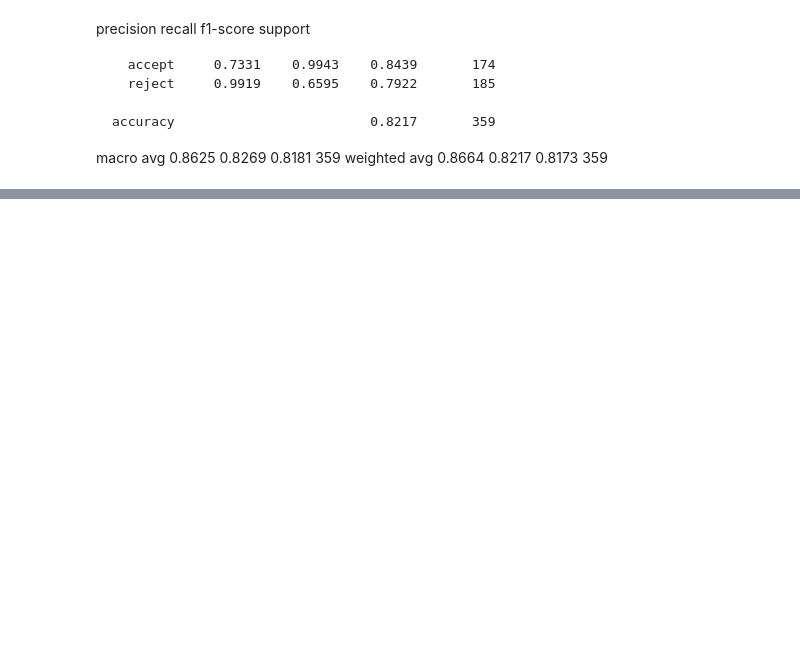
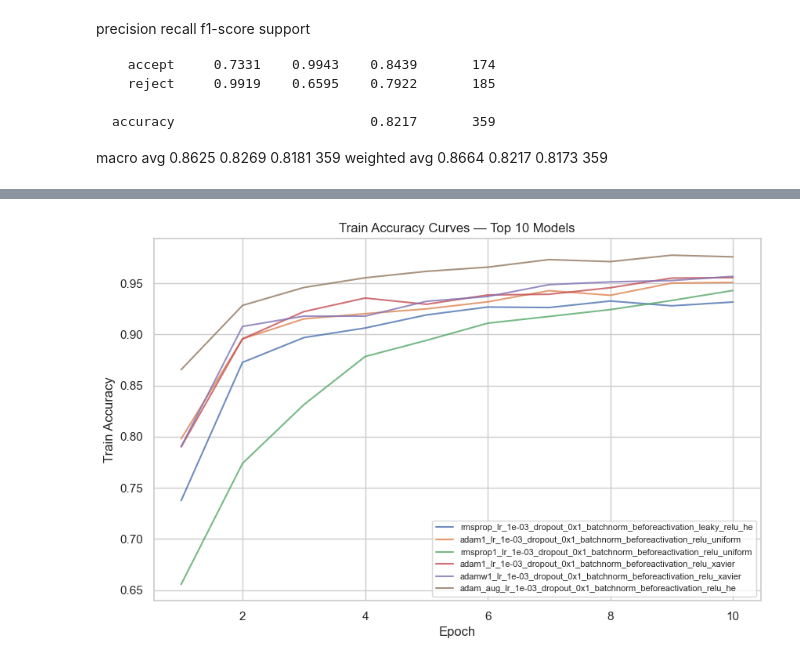
Before and after one commit to Valentine-456/VoiceRecognition, a Jupyter notebook: notebooks/results.ipynb, the cells around one changed output, grey strips where cells are left out. Cells and saved outputs as stored; diff of their text form; code cells hidden in the pictures; blank space fills up the shorter version.

```diff
--- a/notebooks/results.ipynb
+++ b/notebooks/results.ipynb
@@ -51,0 +204,37 @@ weighted avg     0.8664    0.8217    0.8173       359
+# %%
+top10_models = (
+    results_df
+    .sort_values("test_accuracy", ascending=False)
+    .head(10)
+    .copy()
+)
+
+top10_models["model_name"] = top10_models.apply(
+    create_model_name_from_row,
+    axis=1
+)
+
+top10_epochs = epochs_df[
+    epochs_df["model_name"].isin(top10_models["model_name"])
+].copy()
+# %%
+plt.figure(figsize=(10, 6))
+
+for model_name in top10_epochs["model_name"].unique():
+    model_epochs = top10_epochs[top10_epochs["model_name"] == model_name]
+
+    plt.plot(
+        model_epochs["epoch"],
+        model_epochs["train_accuracy"],
+        label=model_name.replace("_weights.pth", ""),
+        alpha=0.8
+    )
+
+plt.xlabel("Epoch")
+plt.ylabel("Train Accuracy")
+plt.title("Train Accuracy Curves — Top 10 Models")
+plt.legend(fontsize=8)
+plt.grid(True)
+plt.show()
+# %% [output]
+[figure, added]
```
Also changed, not shown: parts of 14 cells of this notebook, 19 other files.
